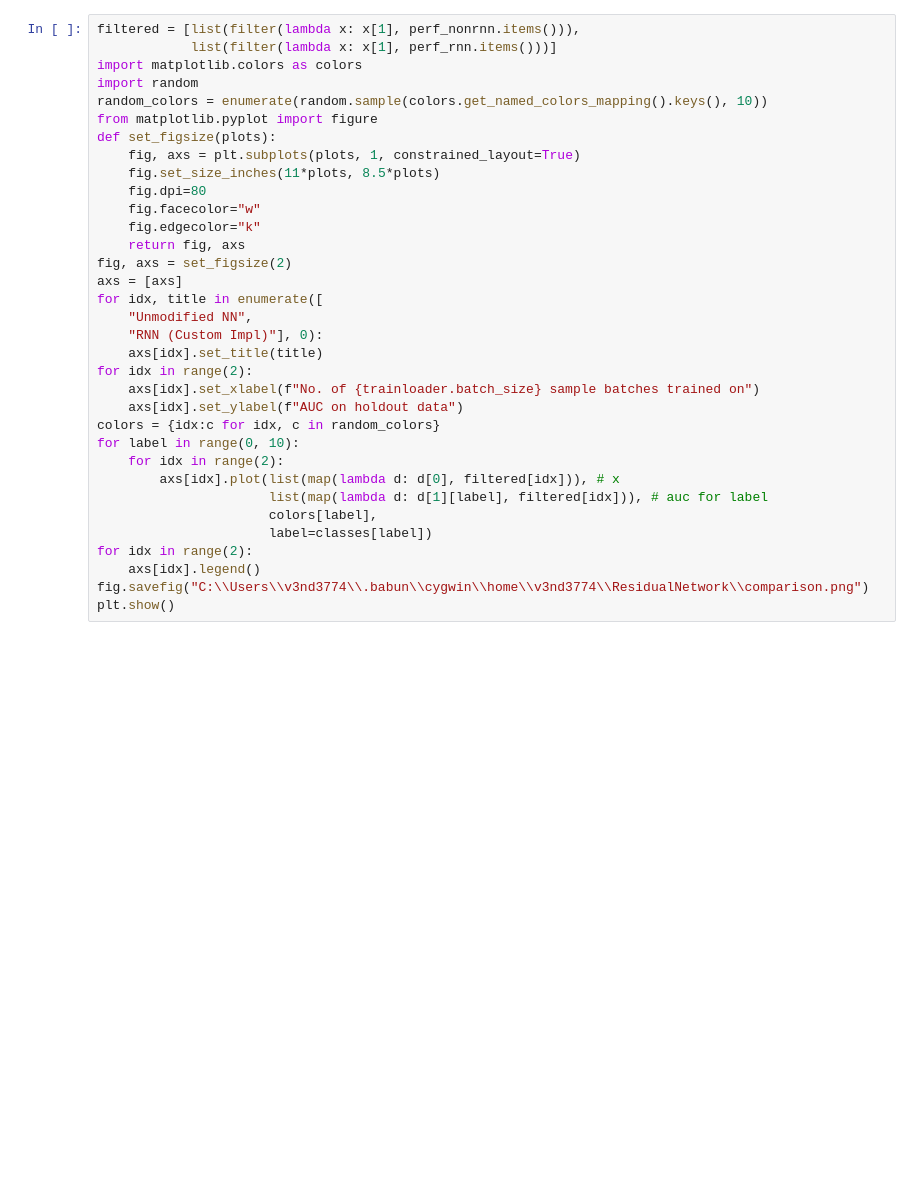
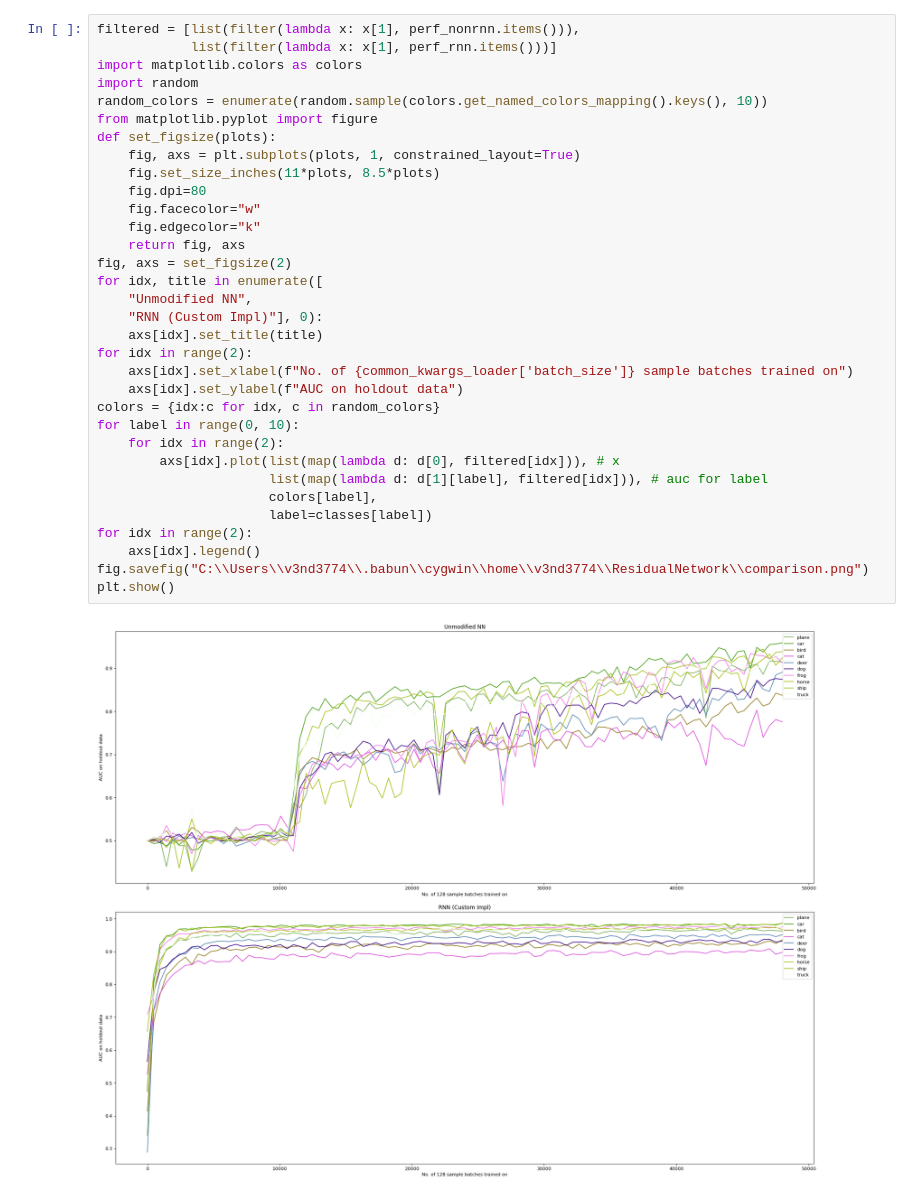
Before and after one commit to v3nd3774/ResidualNetwork, a Jupyter notebook: notebooks/Residual.ipynb, the cells around one changed output. Drawn from its saved outputs; the diff is of its cells as text; blank space fills up the shorter version.

```diff
--- a/notebooks/Residual.ipynb
+++ b/notebooks/Residual.ipynb
@@ -73,33 +107,34 @@ filtered = [list(filter(lambda x: x[1], perf_nonrnn.items())),
             list(filter(lambda x: x[1], perf_rnn.items()))]
 import matplotlib.colors as colors
 import random
 random_colors = enumerate(random.sample(colors.get_named_colors_mapping().keys(), 10))
 from matplotlib.pyplot import figure
 def set_figsize(plots):
     fig, axs = plt.subplots(plots, 1, constrained_layout=True)
     fig.set_size_inches(11*plots, 8.5*plots)
     fig.dpi=80
     fig.facecolor="w"
     fig.edgecolor="k"
     return fig, axs
 fig, axs = set_figsize(2)
-axs = [axs]
 for idx, title in enumerate([
     "Unmodified NN",
     "RNN (Custom Impl)"], 0):
     axs[idx].set_title(title)
 for idx in range(2):
-    axs[idx].set_xlabel(f"No. of {trainloader.batch_size} sample batches trained on")
+    axs[idx].set_xlabel(f"No. of {common_kwargs_loader['batch_size']} sample batches trained on")
     axs[idx].set_ylabel(f"AUC on holdout data")
 colors = {idx:c for idx, c in random_colors}
 for label in range(0, 10):
     for idx in range(2):
         axs[idx].plot(list(map(lambda d: d[0], filtered[idx])), # x
                       list(map(lambda d: d[1][label], filtered[idx])), # auc for label
                       colors[label],
                       label=classes[label])
 for idx in range(2):
     axs[idx].legend()
 fig.savefig("C:\\Users\\v3nd3774\\.babun\\cygwin\\home\\v3nd3774\\ResidualNetwork\\comparison.png")
 plt.show()
+# %% [output]
+[figure, added]
 # %%
```
Also changed, not shown: parts of 7 cells of this notebook, 5 other files.
